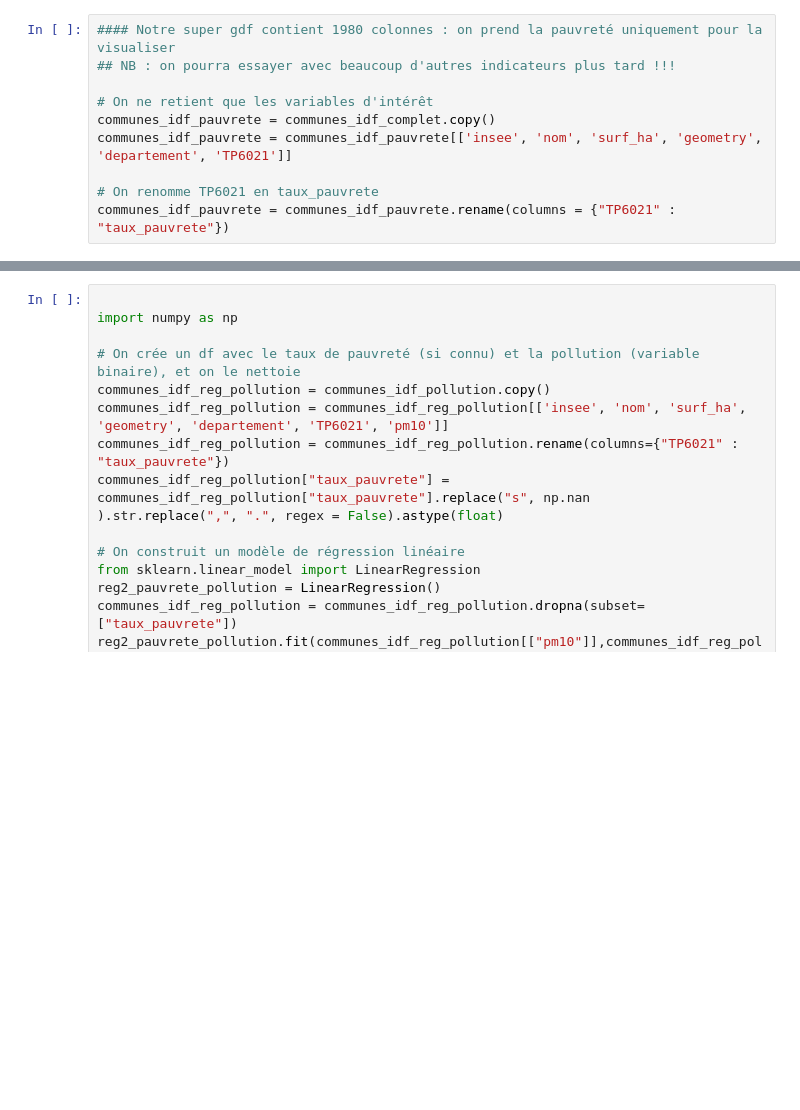
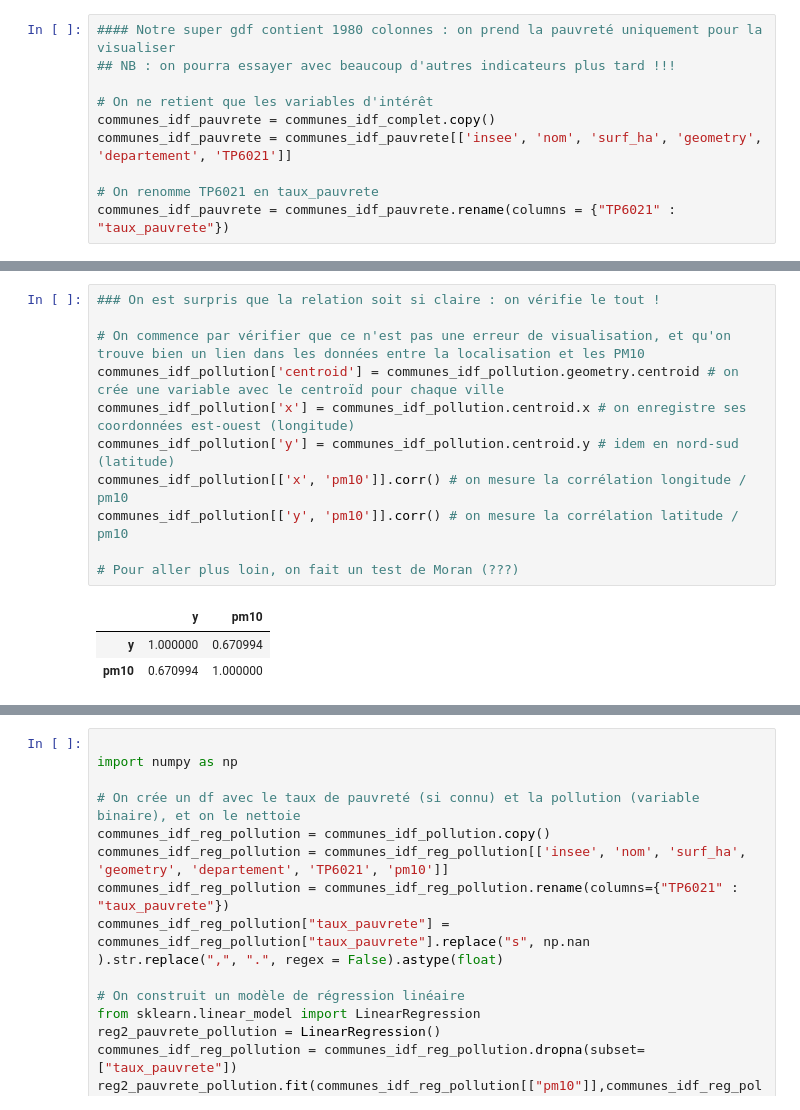
Before and after one commit to aurelianmoge/Projet-Python---ENSAE-2025, a Jupyter notebook: industries_polluantes__juliette.ipynb, the cells around one changed output, grey strips where cells are left out. Drawn from its saved outputs; the diff is of its cells as text; blank space fills up the shorter version.

```diff
--- a/industries_polluantes__juliette.ipynb
+++ b/industries_polluantes__juliette.ipynb
@@ -428 +471,16 @@ Index(['insee', 'nom', 'wikipedia', 'surf_ha', 'geometry', 'departement',
+# %%
+### On est surpris que la relation soit si claire : on vérifie le tout !
+
+# On commence par vérifier que ce n'est pas une erreur de visualisation, et qu'on trouve bien un lien dans les données entre la localisation et les PM10
+communes_idf_pollution['centroid'] = communes_idf_pollution.geometry.centroid # on crée une variable avec le centroïd pour chaque ville
+communes_idf_pollution['x'] = communes_idf_pollution.centroid.x # on enregistre ses coordonnées est-ouest (longitude)
+communes_idf_pollution['y'] = communes_idf_pollution.centroid.y # idem en nord-sud (latitude)
+communes_idf_pollution[['x', 'pm10']].corr() # on mesure la corrélation longitude / pm10
+communes_idf_pollution[['y', 'pm10']].corr() # on mesure la corrélation latitude / pm10
+
+# Pour aller plus loin, on fait un test de Moran (???)
+# %% [output]
+|  | y | pm10 |
+| y | 1.000000 | 0.670994 |
+| pm10 | 0.670994 | 1.000000 |
 # %%
```
Also changed, not shown: parts of 21 cells of this notebook.
